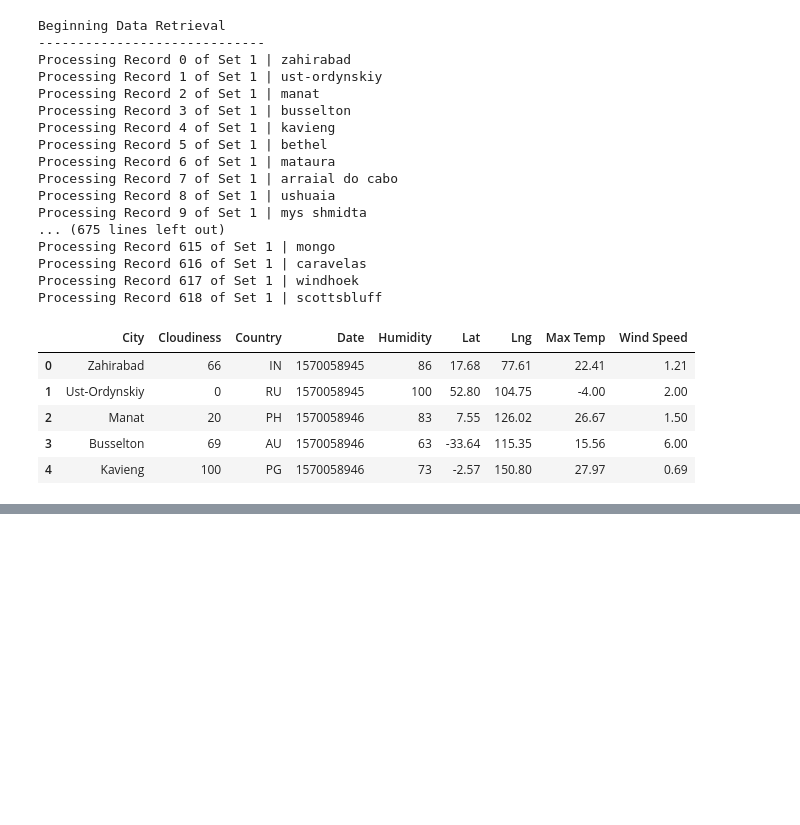
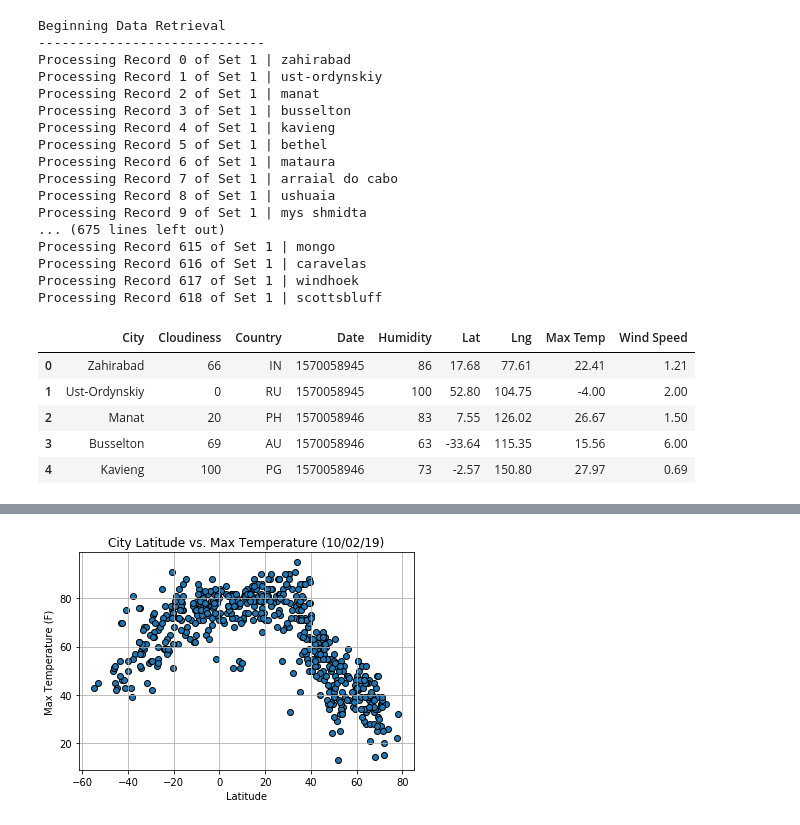
Before and after one commit to mitchellcapell95/Python-APIs, a Jupyter notebook: WeatherPy.ipynb, the cells around one changed output, grey strips where cells are left out. Saved outputs shown, nothing was run; the diff lists cells and outputs as text; code cells hidden in the pictures; blank space fills up the shorter version.

Commit message:
updating weather api

```diff
--- a/WeatherPy.ipynb
+++ b/WeatherPy.ipynb
@@ -141,3 +141,6 @@ weather_df.head()
 # Save as a csv
 # Note to avoid any issues later, use encoding="utf-8"
 weather_df.to_csv("weather_data.csv", encoding="utf-8", index=False)
+# %%
+weather_data_path = "weather_data.csv"
+weather_df2 = pd.read_csv(weather_data_path, encoding = "utf-8")
@@ -143,0 +156,11 @@ weather_df.to_csv("weather_data.csv", encoding="utf-8", index=False)
+# %%
+temps_in_fahr = []
+for temp in weather_df2['Max Temp']:
+     temps_in_fahr.append(round(temp*(9/5),0) + 32)
+fahr_df = pd.DataFrame(temps_in_fahr)
+
+weather_df3 = weather_df2.drop(columns=['Max Temp'])
+weather_df4 = pd.merge(weather_df3, fahr_df,left_index=True,right_index=True)
+weather_df5 = weather_df4.rename(columns={0:"Max Temp"})
+final_weather_df = weather_df5[["City","Cloudiness","Country","Date","Humidity","Lat","Lng","Max Temp","Wind Speed"]]
+final_weather_df.head()
@@ -143,0 +174,18 @@ weather_df.to_csv("weather_data.csv", encoding="utf-8", index=False)
+# %%
+#Latitude vs. Temperature Plot
+
+plt.scatter(final_weather_df["Lat"], final_weather_df["Max Temp"], marker="o",edgecolor='black')
+
+# Incorporate the other graph properties
+plt.title("City Latitude vs. Max Temperature (10/02/19)")
+plt.ylabel("Max Temperature (F)")
+plt.xlabel("Latitude")
+plt.grid(True)
+
+# Save the figure
+plt.savefig("Lat&Temp.png")
+
+# Show plot
+plt.show()
+# %% [output]
+[figure, added]
```
Also changed, not shown: parts of 5 cells of this notebook, 4 other files.
